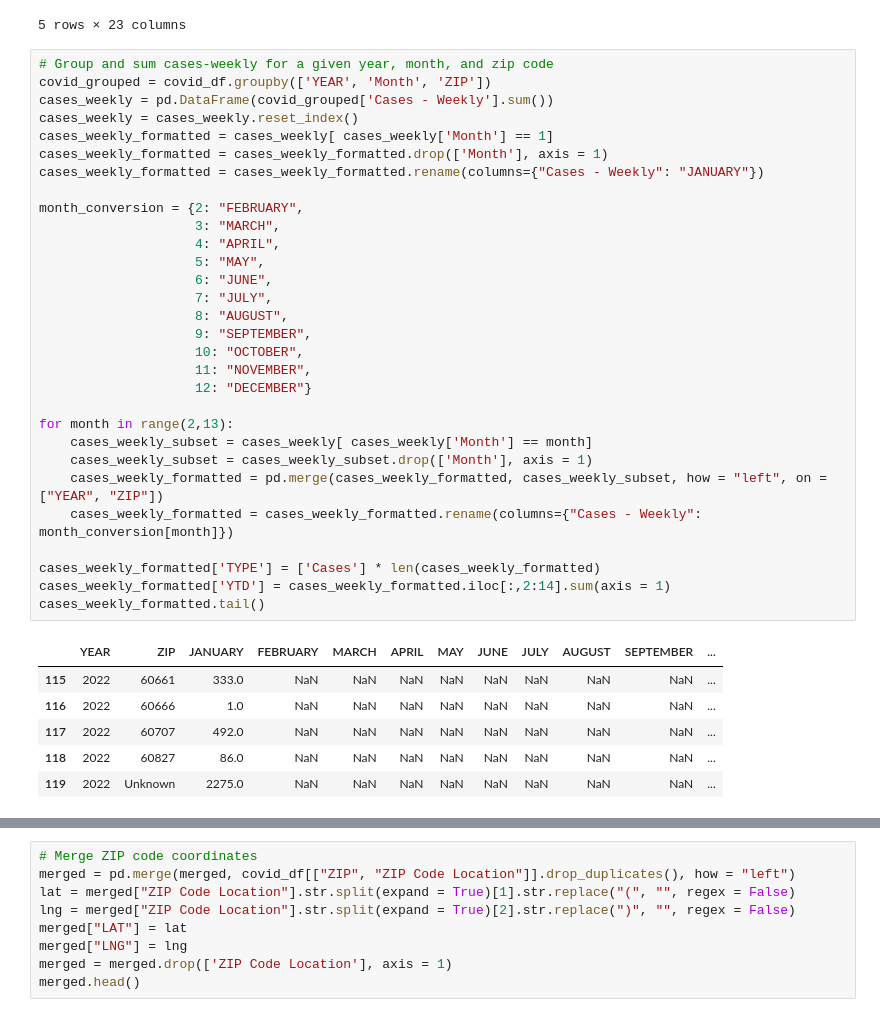
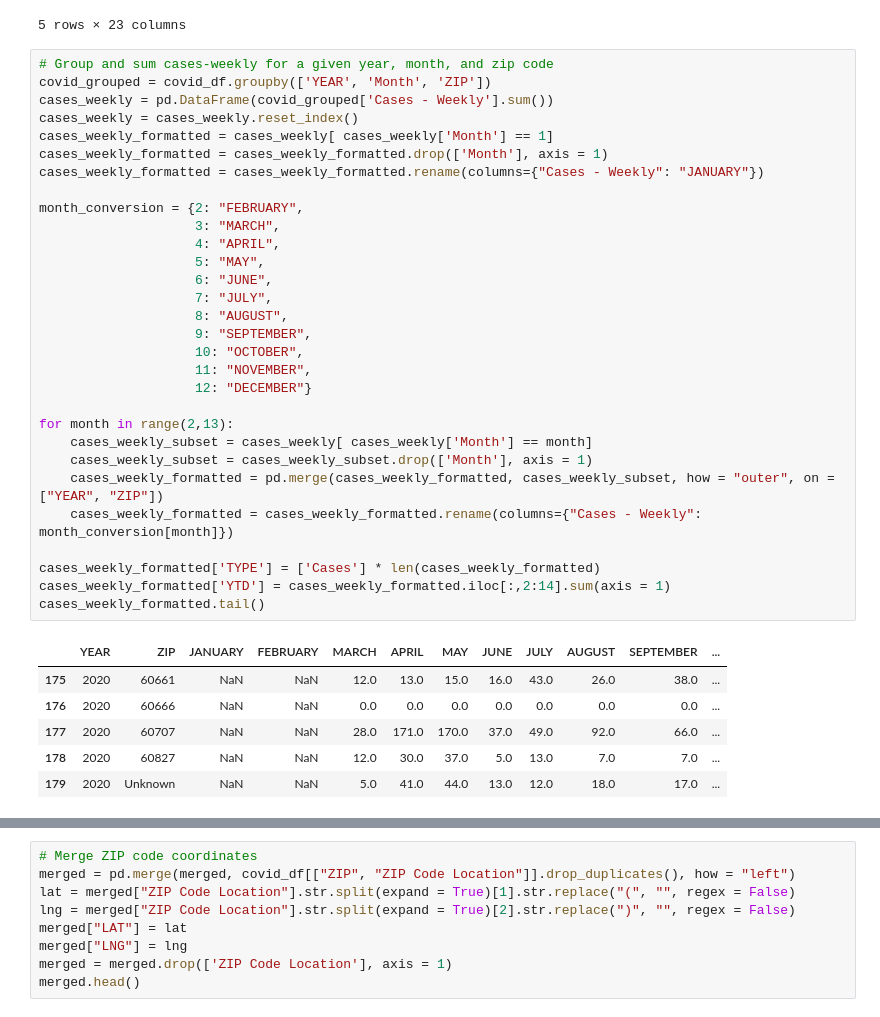
Before and after one commit to nataliepiehl/project_one, a Jupyter notebook: Code/data_cleanup.ipynb, the cells around one changed output, grey strips where cells are left out. Cells and saved outputs as stored; diff of their text form.

```diff
--- a/Code/data_cleanup.ipynb
+++ b/Code/data_cleanup.ipynb
@@ -106,39 +106,39 @@ covid_df.head()
 # Group and sum cases-weekly for a given year, month, and zip code
 covid_grouped = covid_df.groupby(['YEAR', 'Month', 'ZIP'])
 cases_weekly = pd.DataFrame(covid_grouped['Cases - Weekly'].sum())
 cases_weekly = cases_weekly.reset_index()
 cases_weekly_formatted = cases_weekly[ cases_weekly['Month'] == 1]
 cases_weekly_formatted = cases_weekly_formatted.drop(['Month'], axis = 1)
 cases_weekly_formatted = cases_weekly_formatted.rename(columns={"Cases - Weekly": "JANUARY"})
 
 month_conversion = {2: "FEBRUARY",
                     3: "MARCH",
                     4: "APRIL",
                     5: "MAY",
                     6: "JUNE",
                     7: "JULY",
                     8: "AUGUST",
                     9: "SEPTEMBER",
                     10: "OCTOBER",
                     11: "NOVEMBER",
                     12: "DECEMBER"}
 
 for month in range(2,13):
     cases_weekly_subset = cases_weekly[ cases_weekly['Month'] == month]
     cases_weekly_subset = cases_weekly_subset.drop(['Month'], axis = 1)
-    cases_weekly_formatted = pd.merge(cases_weekly_formatted, cases_weekly_subset, how = "left", on = ["YEAR", "ZIP"])
+    cases_weekly_formatted = pd.merge(cases_weekly_formatted, cases_weekly_subset, how = "outer", on = ["YEAR", "ZIP"])
     cases_weekly_formatted = cases_weekly_formatted.rename(columns={"Cases - Weekly": month_conversion[month]})
 
 cases_weekly_formatted['TYPE'] = ['Cases'] * len(cases_weekly_formatted)
 cases_weekly_formatted['YTD'] = cases_weekly_formatted.iloc[:,2:14].sum(axis = 1)
 cases_weekly_formatted.tail()
 # %% [output]
 |  | YEAR | ZIP | JANUARY | FEBRUARY | MARCH | APRIL | MAY | JUNE | JULY | AUGUST | SEPTEMBER | ... |
-| 115 | 2022 | 60661 | 333.0 | NaN | NaN | NaN | NaN | NaN | NaN | NaN | NaN | ... |
-| 116 | 2022 | 60666 | 1.0 | NaN | NaN | NaN | NaN | NaN | NaN | NaN | NaN | ... |
-| 117 | 2022 | 60707 | 492.0 | NaN | NaN | NaN | NaN | NaN | NaN | NaN | NaN | ... |
-| 118 | 2022 | 60827 | 86.0 | NaN | NaN | NaN | NaN | NaN | NaN | NaN | NaN | ... |
-| 119 | 2022 | Unknown | 2275.0 | NaN | NaN | NaN | NaN | NaN | NaN | NaN | NaN | ... |
+| 175 | 2020 | 60661 | NaN | NaN | 12.0 | 13.0 | 15.0 | 16.0 | 43.0 | 26.0 | 38.0 | ... |
+| 176 | 2020 | 60666 | NaN | NaN | 0.0 | 0.0 | 0.0 | 0.0 | 0.0 | 0.0 | 0.0 | ... |
+| 177 | 2020 | 60707 | NaN | NaN | 28.0 | 171.0 | 170.0 | 37.0 | 49.0 | 92.0 | 66.0 | ... |
+| 178 | 2020 | 60827 | NaN | NaN | 12.0 | 30.0 | 37.0 | 5.0 | 13.0 | 7.0 | 7.0 | ... |
+| 179 | 2020 | Unknown | NaN | NaN | 5.0 | 41.0 | 44.0 | 13.0 | 12.0 | 18.0 | 17.0 | ... |
 # %%
 # Group and sum deaths-weekly for a given year, month, and zip code
 covid_grouped = covid_df.groupby(['YEAR', 'Month', 'ZIP'])
```
Also changed, not shown: parts of 4 cells of this notebook, 3 other files.
